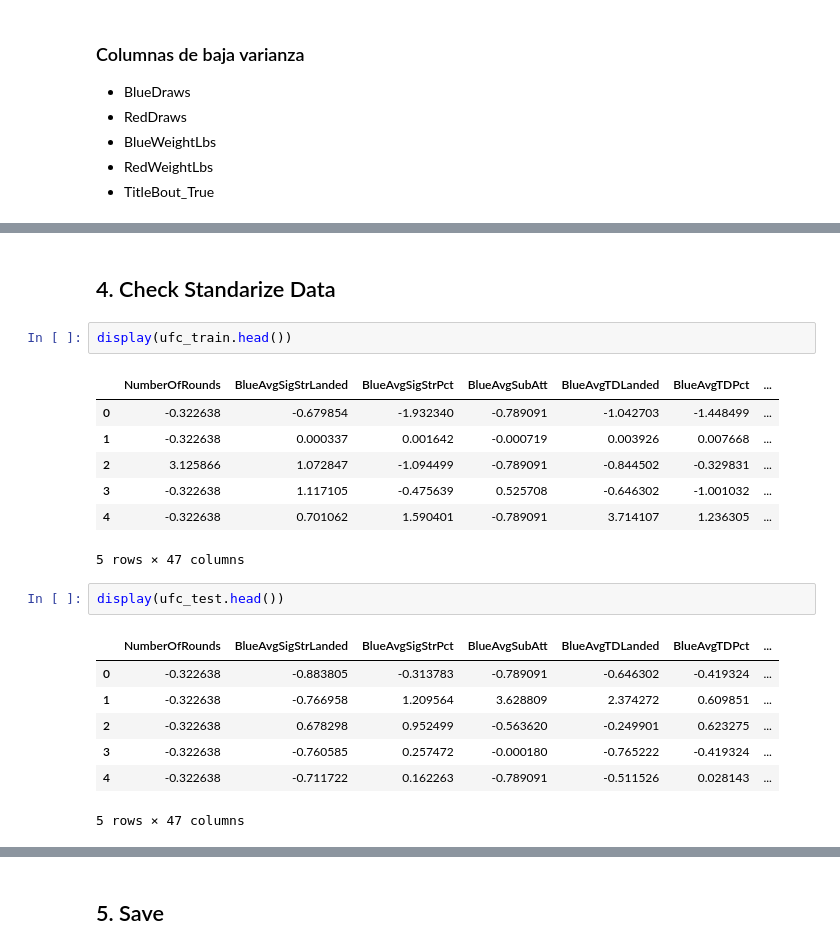
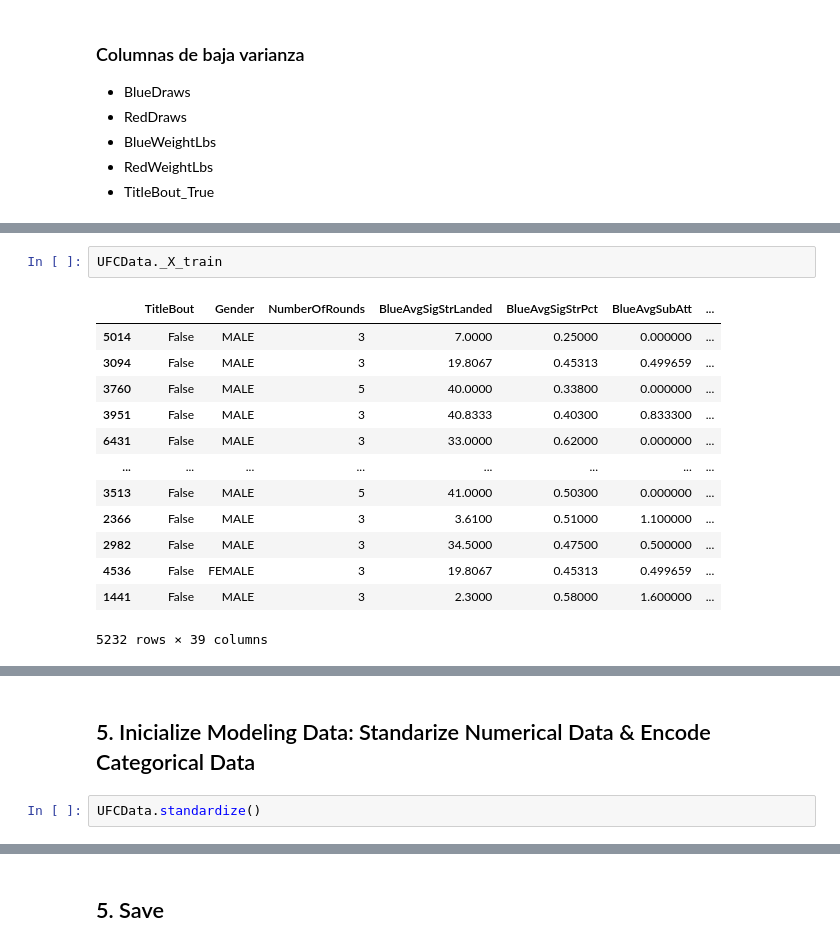
Before and after one commit to mfourier/ufc-predictor, a Jupyter notebook: notebooks/03-feature_engineering.ipynb, the cells around one changed output, grey strips where cells are left out. Saved outputs shown, nothing was run; the diff lists cells and outputs as text.

Commit message:
general change in UFCData

```diff
--- a/notebooks/03-feature_engineering.ipynb
+++ b/notebooks/03-feature_engineering.ipynb
@@ -261,26 +259,24 @@ ufc_train, ufc_test = split_and_standardize(ufc_data, categorical_columns)
+# %%
+UFCData._X_train
+# %% [output]
+|  | TitleBout | Gender | NumberOfRounds | BlueAvgSigStrLanded | BlueAvgSigStrPct | BlueAvgSubAtt | ... |
+| 5014 | False | MALE | 3 | 7.0000 | 0.25000 | 0.000000 | ... |
+| 3094 | False | MALE | 3 | 19.8067 | 0.45313 | 0.499659 | ... |
+| 3760 | False | MALE | 5 | 40.0000 | 0.33800 | 0.000000 | ... |
+| 3951 | False | MALE | 3 | 40.8333 | 0.40300 | 0.833300 | ... |
+| 6431 | False | MALE | 3 | 33.0000 | 0.62000 | 0.000000 | ... |
+| ... | ... | ... | ... | ... | ... | ... | ... |
+| 3513 | False | MALE | 5 | 41.0000 | 0.50300 | 0.000000 | ... |
+| 2366 | False | MALE | 3 | 3.6100 | 0.51000 | 1.100000 | ... |
+| 2982 | False | MALE | 3 | 34.5000 | 0.47500 | 0.500000 | ... |
+| 4536 | False | FEMALE | 3 | 19.8067 | 0.45313 | 0.499659 | ... |
+| 1441 | False | MALE | 3 | 2.3000 | 0.58000 | 1.600000 | ... |
+5232 rows × 39 columns
 # %% [markdown]
 <div style="text-align: center;">
   🔹 <img src="../img/ufc_logo.png" width="50" /> 🔹
 </div>
 # %% [markdown]
-## 4. Check Standarize Data
+## 5. Inicialize Modeling Data: Standarize Numerical Data & Encode Categorical Data
-# %%
-display(ufc_train.head())
-# %% [output]
-|  | NumberOfRounds | BlueAvgSigStrLanded | BlueAvgSigStrPct | BlueAvgSubAtt | BlueAvgTDLanded | BlueAvgTDPct | ... |
-| 0 | -0.322638 | -0.679854 | -1.932340 | -0.789091 | -1.042703 | -1.448499 | ... |
-| 1 | -0.322638 | 0.000337 | 0.001642 | -0.000719 | 0.003926 | 0.007668 | ... |
-| 2 | 3.125866 | 1.072847 | -1.094499 | -0.789091 | -0.844502 | -0.329831 | ... |
-| 3 | -0.322638 | 1.117105 | -0.475639 | 0.525708 | -0.646302 | -1.001032 | ... |
-| 4 | -0.322638 | 0.701062 | 1.590401 | -0.789091 | 3.714107 | 1.236305 | ... |
-5 rows × 47 columns
-# %%
-display(ufc_test.head())
-# %% [output]
-|  | NumberOfRounds | BlueAvgSigStrLanded | BlueAvgSigStrPct | BlueAvgSubAtt | BlueAvgTDLanded | BlueAvgTDPct | ... |
-| 0 | -0.322638 | -0.883805 | -0.313783 | -0.789091 | -0.646302 | -0.419324 | ... |
-| 1 | -0.322638 | -0.766958 | 1.209564 | 3.628809 | 2.374272 | 0.609851 | ... |
-| 2 | -0.322638 | 0.678298 | 0.952499 | -0.563620 | -0.249901 | 0.623275 | ... |
-| 3 | -0.322638 | -0.760585 | 0.257472 | -0.000180 | -0.765222 | -0.419324 | ... |
-| 4 | -0.322638 | -0.711722 | 0.162263 | -0.789091 | -0.511526 | 0.028143 | ... |
-5 rows × 47 columns
+# %%
+UFCData.standardize()
```
Also changed, not shown: parts of 26 cells of this notebook, 15 other files.
